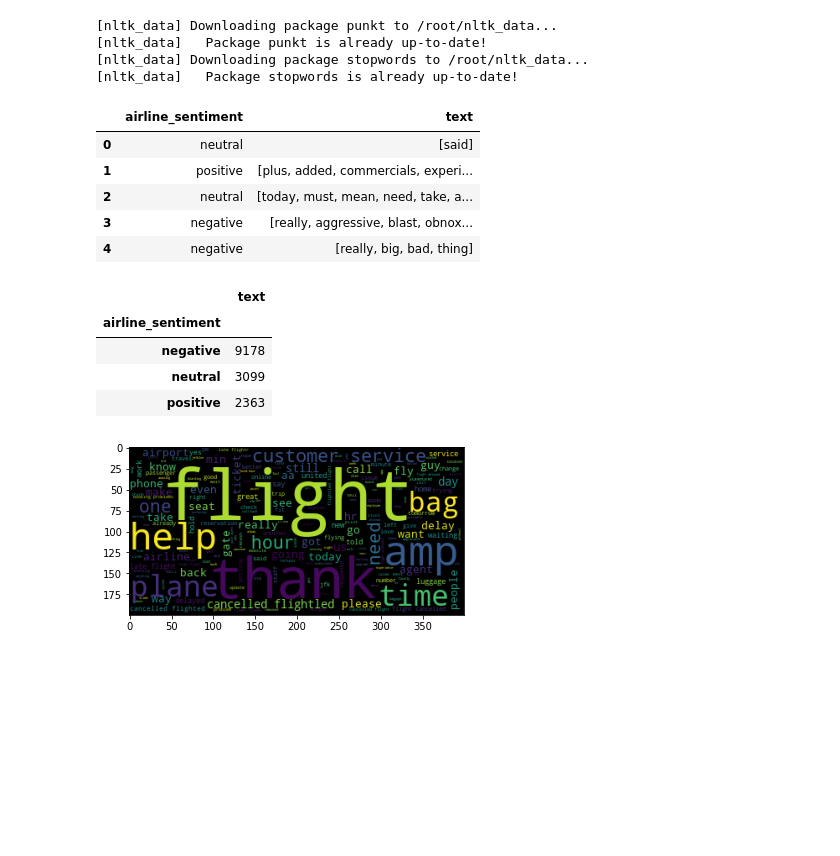
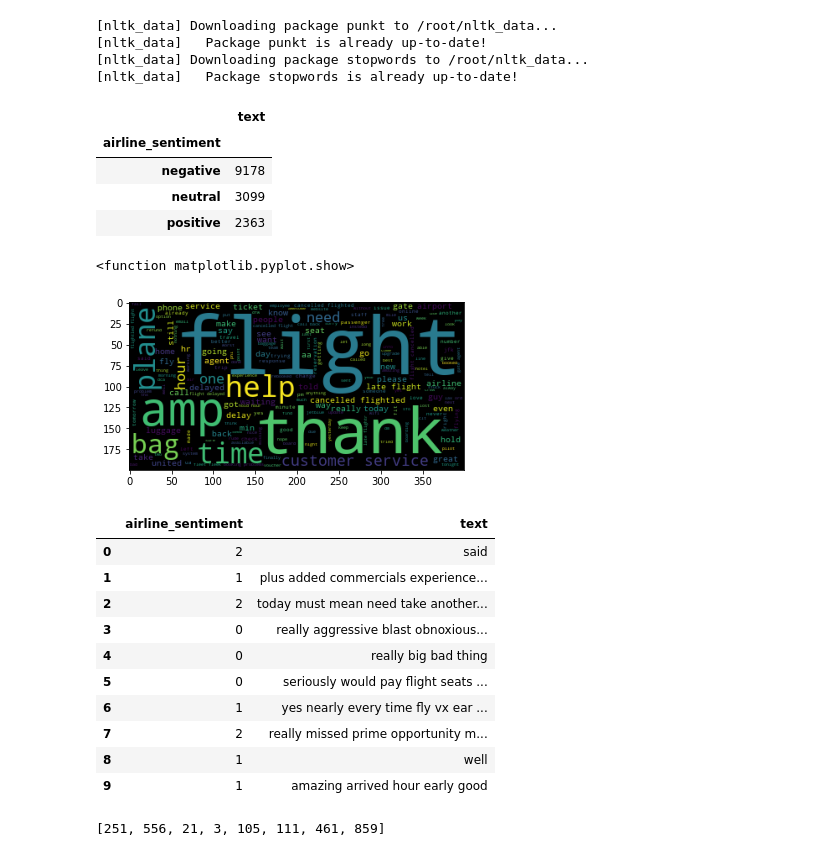
Before and after one commit to Apolinar97/CS497_tweet_sentiment_analysis, a Jupyter notebook: final_project.ipynb, the cells around one changed output. Cells and saved outputs as stored; diff of their text form; code cells hidden in the pictures; blank space fills up the shorter version.

Commit message:
Started preparing data for training and finished basic EDA

```diff
--- a/final_project.ipynb
+++ b/final_project.ipynb
@@ -68,16 +76,8 @@ def remove_stopwords(tweet_tokens):
 # %%
-#clean df.
+#clean df for basic EDA
 df['text'] = df['text'].map(norm_tweet)
 df['text'] = df['text'].map(tokenize_tweet)
 df['text'] = df['text'].map(remove_stopwords)
-df.head()
-# %% [output]
-|  | airline_sentiment | text |
-| 0 | neutral | [said] |
-| 1 | positive | [plus, added, commercials, experi... |
-| 2 | neutral | [today, must, mean, need, take, a... |
-| 3 | negative | [really, aggressive, blast, obnox... |
-| 4 | negative | [really, big, bad, thing] |
 # %%
 #Conduct EDA
 df.groupby(['airline_sentiment']).count()
@@ -90,9 +90,42 @@ df.groupby(['airline_sentiment']).count()
 # %%
 from wordcloud import WordCloud
 wordcloud = WordCloud()
-words = ' '.join((np.concatenate(df.text.values)))
-wordcloud.generate(words)
+wordcloud.generate(' '.join((np.concatenate(df.text.values))))
 plt.imshow(wordcloud)
-plt.show()
+plt.show
 # %% [output]
+<function matplotlib.pyplot.show>
-[figure, old version]
+[figure, new version]
+# %%
+ana_df = pd.read_csv('Tweets.csv')
+ana_df.drop(col_to_drop,axis=1, inplace=True)
+
+ana_df['airline_sentiment'].replace({'neutral': 2 , 'positive': 1, 'negative':0}, inplace=True)
+ana_df['text'] = ana_df['text'].map(norm_tweet)
+ana_df['text'] = ana_df['text'].map(remove_stopwords_for_analysis)
+# %% [output]
+|  | airline_sentiment | text |
+| 0 | 2 | said |
+| 1 | 1 | plus added commercials experience... |
+| 2 | 2 | today must mean need take another... |
+| 3 | 0 | really aggressive blast obnoxious... |
+| 4 | 0 | really big bad thing |
+| 5 | 0 | seriously would pay flight seats ... |
+| 6 | 1 | yes nearly every time fly vx ear ... |
+| 7 | 2 | really missed prime opportunity m... |
+| 8 | 1 | well |
+| 9 | 1 | amazing arrived hour early good |
+# %%
+from collections import Counter
+#prepare data for training
+NUM_WORDS = 10000
+X_train, X_test, y_train, y_test = train_test_split(ana_df.text, ana_df.airline_sentiment, test_size = 1/3)
+
+tkn = tf.keras.preprocessing.text.Tokenizer(num_words=NUM_WORDS, lower=True, split=' ')
+
+tkn.fit_on_texts(X_train)
+
+X_train_seq = tkn.texts_to_sequences(X_train)
+X_test_seq = tkn.texts_to_sequences(X_test)
+# %% [output]
+[251, 556, 21, 3, 105, 111, 461, 859]
```
Also changed, not shown: parts of 2 cells of this notebook.
